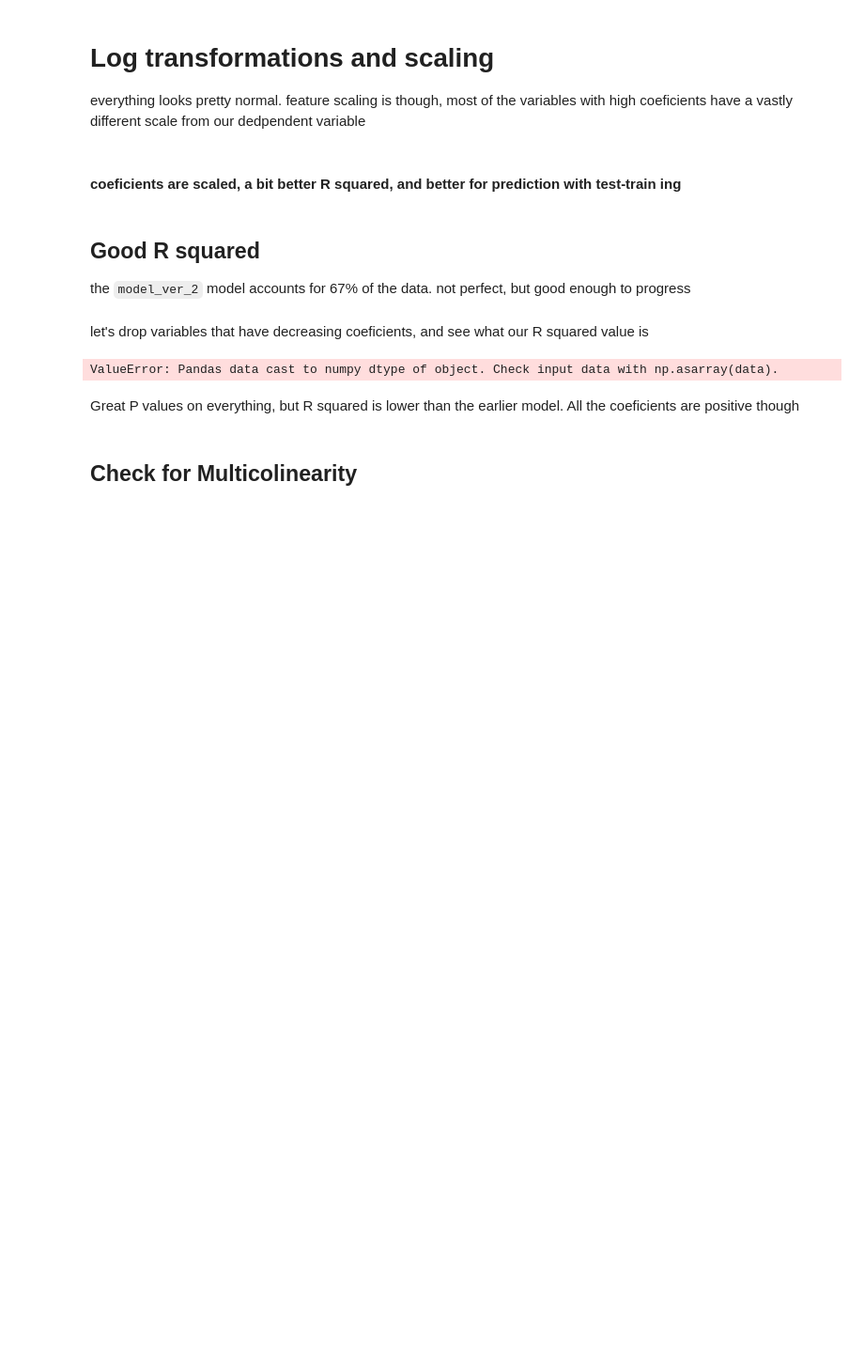
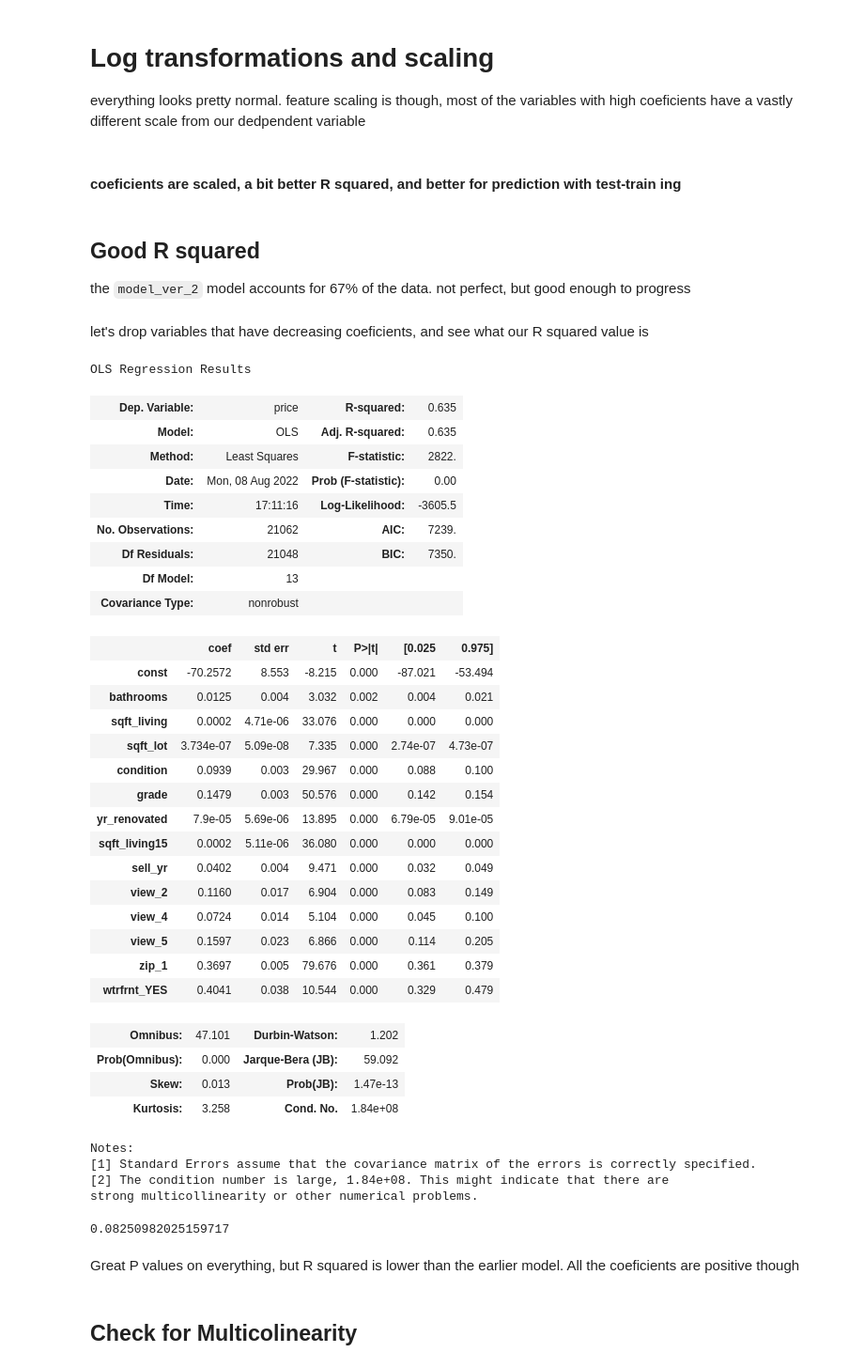
Before and after one commit to yonichanowitz/dsc-phase-2-project-v2-3, a Jupyter notebook: final.ipynb, the cells around one changed output. Shown at 94% size. Cells and saved outputs as stored; diff of their text form; code cells hidden in the pictures; blank space fills up the shorter version.

Commit message:
removed errors

```diff
--- a/final.ipynb
+++ b/final.ipynb
@@ -712,14 +712,48 @@ the `model_ver_2` model accounts for 67% of the data. not perfect, but good enou
 let's drop variables that have decreasing coeficients, and see what our R squared value is
 # %%
 y = homes_labeled['price']
-predictors2 = homes_labeled.drop(columns=['price','bedrooms', 'floors','yr_built','sqft_lot15', 'view_3'])
+predictors2 = homes_labeled.drop(columns=['price','bedrooms', 'floors','yr_built', 'view_3'])
 predictors2 = sm.add_constant(predictors2)
 model_ver_3 = sm.OLS(endog=y, exog=predictors2).fit()
 model_ver_3.summary()
 # %% [output]
-ValueError: Pandas data cast to numpy dtype of object. Check input data with np.asarray(data).
+OLS Regression Results
+| Dep. Variable: | price | R-squared: | 0.635 |
+| Model: | OLS | Adj. R-squared: | 0.635 |
+| Method: | Least Squares | F-statistic: | 2822. |
+| Date: | Mon, 08 Aug 2022 | Prob (F-statistic): | 0.00 |
+| Time: | 17:11:16 | Log-Likelihood: | -3605.5 |
+| No. Observations: | 21062 | AIC: | 7239. |
+| Df Residuals: | 21048 | BIC: | 7350. |
+| Df Model: | 13 |  |  |
+| Covariance Type: | nonrobust |  |  |
+|  | coef | std err | t | P>|t| | [0.025 | 0.975] |
+| const | -70.2572 | 8.553 | -8.215 | 0.000 | -87.021 | -53.494 |
+| bathrooms | 0.0125 | 0.004 | 3.032 | 0.002 | 0.004 | 0.021 |
+| sqft_living | 0.0002 | 4.71e-06 | 33.076 | 0.000 | 0.000 | 0.000 |
+| sqft_lot | 3.734e-07 | 5.09e-08 | 7.335 | 0.000 | 2.74e-07 | 4.73e-07 |
+| condition | 0.0939 | 0.003 | 29.967 | 0.000 | 0.088 | 0.100 |
+| grade | 0.1479 | 0.003 | 50.576 | 0.000 | 0.142 | 0.154 |
+| yr_renovated | 7.9e-05 | 5.69e-06 | 13.895 | 0.000 | 6.79e-05 | 9.01e-05 |
+| sqft_living15 | 0.0002 | 5.11e-06 | 36.080 | 0.000 | 0.000 | 0.000 |
+| sell_yr | 0.0402 | 0.004 | 9.471 | 0.000 | 0.032 | 0.049 |
+| view_2 | 0.1160 | 0.017 | 6.904 | 0.000 | 0.083 | 0.149 |
+| view_4 | 0.0724 | 0.014 | 5.104 | 0.000 | 0.045 | 0.100 |
+| view_5 | 0.1597 | 0.023 | 6.866 | 0.000 | 0.114 | 0.205 |
+| zip_1 | 0.3697 | 0.005 | 79.676 | 0.000 | 0.361 | 0.379 |
+| wtrfrnt_YES | 0.4041 | 0.038 | 10.544 | 0.000 | 0.329 | 0.479 |
+| Omnibus: | 47.101 | Durbin-Watson: | 1.202 |
+| Prob(Omnibus): | 0.000 | Jarque-Bera (JB): | 59.092 |
+| Skew: | 0.013 | Prob(JB): | 1.47e-13 |
+| Kurtosis: | 3.258 | Cond. No. | 1.84e+08 |
+Notes:
+[1] Standard Errors assume that the covariance matrix of the errors is correctly specified.
+[2] The condition number is large, 1.84e+08. This might indicate that there are
+strong multicollinearity or other numerical problems.
 # %%
 model_ver_3.mse_resid
+# %% [output]
+0.08250982025159717
 # %% [markdown]
 Great P values on everything, but R squared is lower than the earlier model. All the coeficients are positive though
 # %% [markdown]
```
Also changed, not shown: parts of 19 cells of this notebook.
